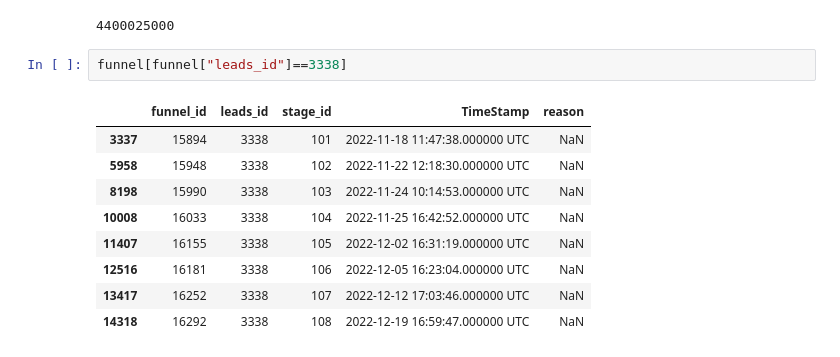
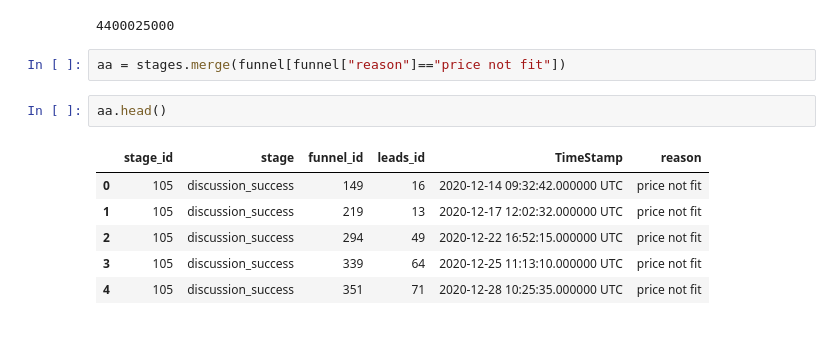
Before and after one commit to AdityaGita/da_saas_b4_labs, a Jupyter notebook: saas_analysis.ipynb, the cells around one changed output. Saved outputs shown, nothing was run; the diff lists cells and outputs as text.

```diff
--- a/saas_analysis.ipynb
+++ b/saas_analysis.ipynb
@@ -122,14 +118,13 @@ google_analytics[google_analytics["leads_id"]==3338]
 # %% [output]
 4400025000
 # %%
-funnel[funnel["leads_id"]==3338]
+aa = stages.merge(funnel[funnel["reason"]=="price not fit"])
-# %% [output]
-|  | funnel_id | leads_id | stage_id | TimeStamp | reason |
-| 3337 | 15894 | 3338 | 101 | 2022-11-18 11:47:38.000000 UTC | NaN |
-| 5958 | 15948 | 3338 | 102 | 2022-11-22 12:18:30.000000 UTC | NaN |
-| 8198 | 15990 | 3338 | 103 | 2022-11-24 10:14:53.000000 UTC | NaN |
-| 10008 | 16033 | 3338 | 104 | 2022-11-25 16:42:52.000000 UTC | NaN |
-| 11407 | 16155 | 3338 | 105 | 2022-12-02 16:31:19.000000 UTC | NaN |
-| 12516 | 16181 | 3338 | 106 | 2022-12-05 16:23:04.000000 UTC | NaN |
-| 13417 | 16252 | 3338 | 107 | 2022-12-12 17:03:46.000000 UTC | NaN |
-| 14318 | 16292 | 3338 | 108 | 2022-12-19 16:59:47.000000 UTC | NaN |
+# %%
+aa.head()
+# %% [output]
+|  | stage_id | stage | funnel_id | leads_id | TimeStamp | reason |
+| 0 | 105 | discussion_success | 149 | 16 | 2020-12-14 09:32:42.000000 UTC | price not fit |
+| 1 | 105 | discussion_success | 219 | 13 | 2020-12-17 12:02:32.000000 UTC | price not fit |
+| 2 | 105 | discussion_success | 294 | 49 | 2020-12-22 16:52:15.000000 UTC | price not fit |
+| 3 | 105 | discussion_success | 339 | 64 | 2020-12-25 11:13:10.000000 UTC | price not fit |
+| 4 | 105 | discussion_success | 351 | 71 | 2020-12-28 10:25:35.000000 UTC | price not fit |
```
Also changed, not shown: parts of 3 cells of this notebook, 2 other files.
